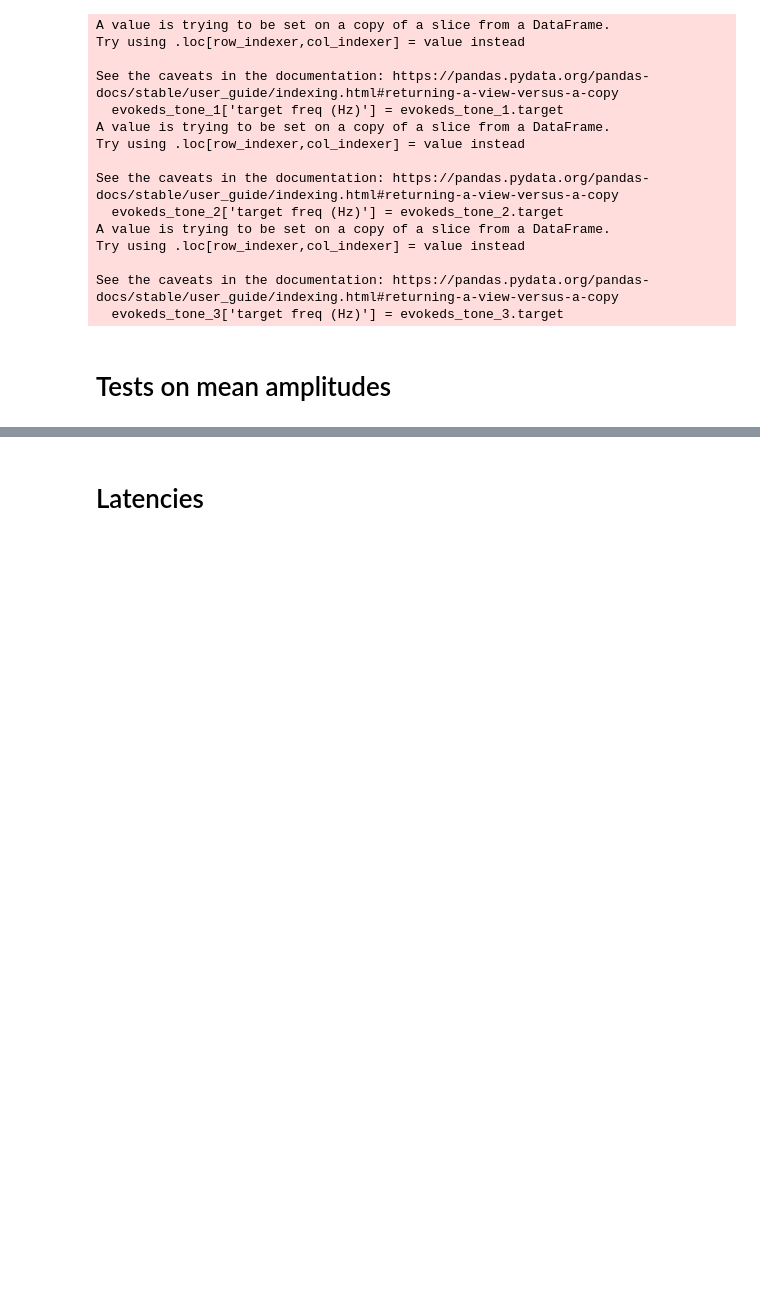
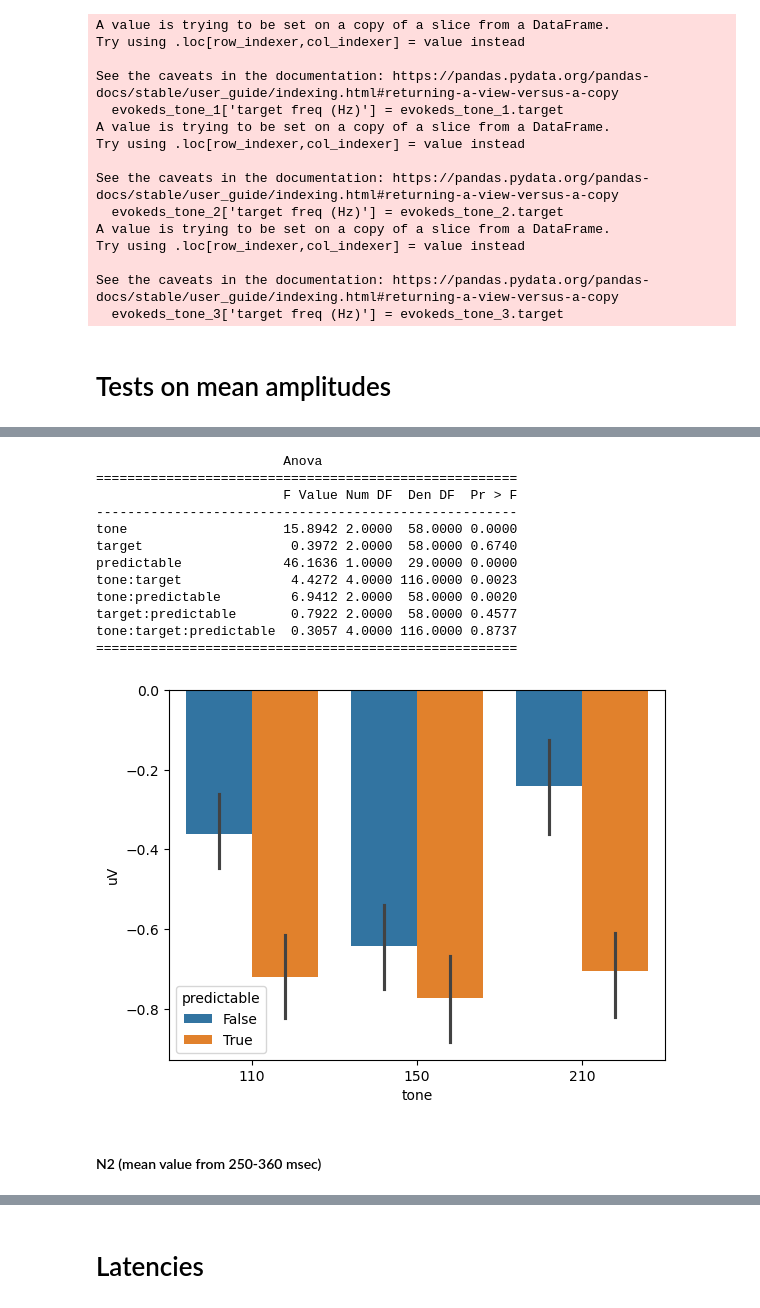
Before and after one commit to letitiayhho/expectations-ffr, a Jupyter notebook: analysis/erp-tests.ipynb, the cells around one changed output, grey strips where cells are left out. Drawn from its saved outputs; the diff is of its cells as text; code cells hidden in the pictures; blank space fills up the shorter version.

```diff
--- a/analysis/erp-tests.ipynb
+++ b/analysis/erp-tests.ipynb
@@ -338,0 +163,28 @@ stats.ttest_ind(seg_target.uV[seg_target.accuracy == 'low'], seg_target.uV[seg_t
+# %%
+# By target and predictability
+seg_predictable = seg.groupby(['sub', 'tone', 'target', 'predictable'], as_index=False)['uV'].mean()
+sns.barplot(seg_predictable, x="tone", y="uV", hue="predictable")
+aov = AnovaRM(
+    data = seg_predictable,
+    depvar = 'uV',
+    subject = 'sub',
+    within = ['tone', 'target', 'predictable']
+)
+res = aov.fit()
+print(res)
+# %% [output]
+                        Anova
+======================================================
+                        F Value Num DF  Den DF  Pr > F
+------------------------------------------------------
+tone                    15.8942 2.0000  58.0000 0.0000
+target                   0.3972 2.0000  58.0000 0.6740
+predictable             46.1636 1.0000  29.0000 0.0000
+tone:target              4.4272 4.0000 116.0000 0.0023
+tone:predictable         6.9412 2.0000  58.0000 0.0020
+target:predictable       0.7922 2.0000  58.0000 0.4577
+tone:target:predictable  0.3057 4.0000 116.0000 0.8737
+======================================================
+[figure, added]
+# %% [markdown]
+#### N2 (mean value from 250-360 msec)
```
Also changed, not shown: parts of 39 cells of this notebook.
